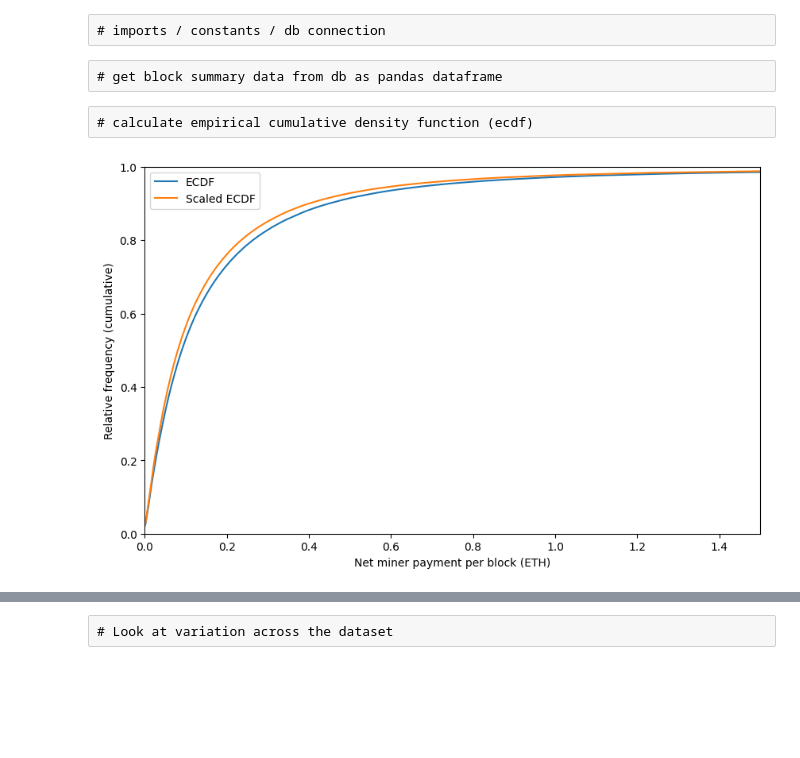
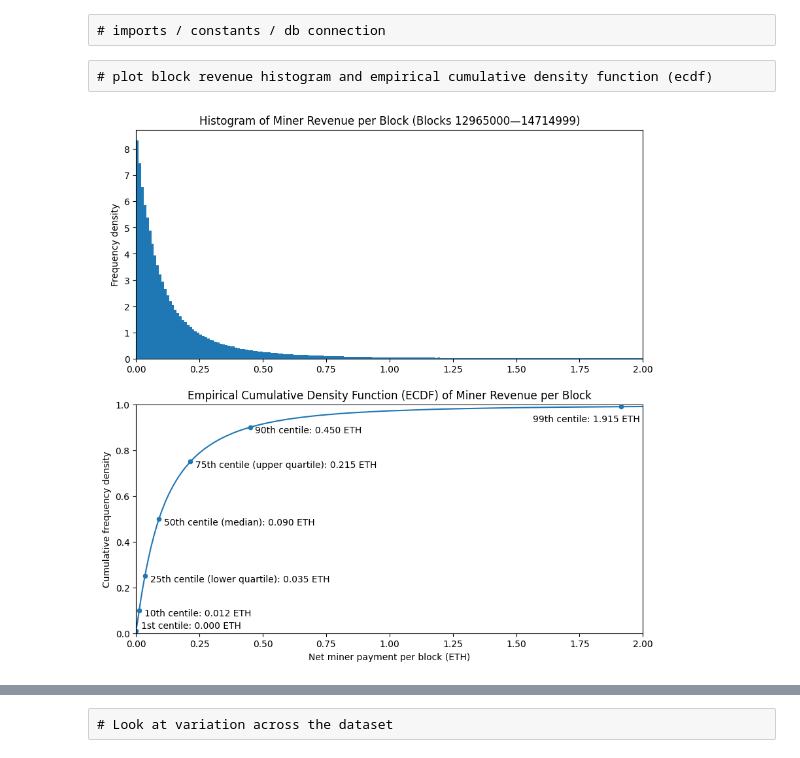
Before and after one commit to pintail-xyz/post-merge-mev, a Jupyter notebook: model-post-merge-returns.ipynb, the cells around one changed output, grey strips where cells are left out. Cells and saved outputs as stored; diff of their text form; code cells hidden in the pictures; blank space fills up the shorter version.

```diff
--- a/model-post-merge-returns.ipynb
+++ b/model-post-merge-returns.ipynb
@@ -72,2 +126,0 @@ cursor = connection.cursor()
-# %% [raw]
-# get block summary data from db as pandas dataframe
@@ -107,31 +127,58 @@ scaling_factor = SECONDS_PER_SLOT / mean_interval.total_seconds()
 # %% [raw]
-# calculate empirical cumulative density function (ecdf)
+# plot block revenue histogram and empirical cumulative density function (ecdf)
 # %%
+fig, (ax1, ax2) = plt.subplots(2, figsize=(10, 10))
+
+bins = [e/100 for e in range(201)]
+df['miner_extracted'].hist(ax=ax1, bins=bins, density=True, grid=False)
+ax1.set_title('Histogram of Miner Revenue per Block (blocks 12965000—14714999)')
+ax1.set_xlim(0, 2)
+ax1.set_ylabel('Frequency density')
+
 vc = df['miner_extracted'].value_counts()
 ecdf = vc.sort_index().cumsum()*1./len(df)
 
-fig, ax = plt.subplots(figsize=(10, 6))
-ecdf.plot(ax=ax, label='ECDF')
-index = [v * scaling_factor for v in ecdf.index.values]
-scaled_ecdf = ecdf.copy().set_axis(index)
-scaled_ecdf.plot(ax=ax, label='Scaled ECDF')
+ecdf.plot(ax=ax2, label='ECDF')
+#index = [v * scaling_factor for v in ecdf.index.values]
+#scaled_ecdf = ecdf.copy().set_axis(index)
 
-ax.set_xlim(0,1.5)
-ax.set_xlabel('Net miner payment per block (ETH)')
-ax.set_ylim(0,1)
-ax.set_ylabel('Relative frequency (cumulative)')
-ax.legend()
+quantiles = [.01, .1, .25, .5, .75, .9, .99, .999]
+
+table = pd.DataFrame({
+    'quantile': quantiles,
+    'centile': [100 * q for q in quantiles],
+    'revenue': [ecdf[ecdf.ge(q)].index[0] for q in quantiles],
+})
+table.set_index('quantile', inplace=True, drop=False)
+table.plot('revenue', 'quantile', kind='scatter', ax=ax2)
+
+ax2.set_title(
+    'Empirical Cumulative Density Function (ECDF) of Miner Revenue per Block'
+)
+ax2.set_xlim(0,2)
+ax2.set_xlabel('Net miner payment per block (ETH)')
+ax2.set_ylim(0,1)
+ax2.set_ylabel('Cumulative frequency density')
+
+c1 = table['revenue'].loc[0.01]
+ax2.annotate(f'1st centile: {c1:.3f} ETH', (c1 + 0.02, 0.02))
+d1 = table['revenue'].loc[0.1]
+ax2.annotate(f'10th centile: {d1:.3f} ETH', (d1 + 0.02, 0.075))
+lq = table['revenue'].loc[0.25]
+ax2.annotate(f'25th centile (lower quartile): {lq:.3f} ETH', (lq + 0.02, 0.225))
+med = table['revenue'].loc[0.5]
+ax2.annotate(f'50th centile (median): {med:.3f} ETH', (med + 0.02, 0.475))
+uq = table['revenue'].loc[0.75]
+ax2.annotate(f'75th centile (upper quartile): {uq:.3f} ETH', (uq + 0.02, 0.725))
+d9 = table['revenue'].loc[0.9]
+ax2.annotate(f'90th centile: {d9:.3f} ETH', (d9 + 0.02, 0.875))
+c99 = table['revenue'].loc[0.99]
+ax2.annotate(f'99th centile: {c99:.3f} ETH', (c99 - 0.35, 0.925))
+
 plt.show()
 
-quantiles = [0.1, 0.25, 0.5, 0.75, 0.9, 0.99, 0.999]
-
-table = pd.DataFrame({
-    'quantile': [100 * q for q in quantiles],
-    'revenue (ETH)': [ecdf[ecdf.ge(q)].index[0] for q in quantiles],
-    'scaled revenue (ETH)': [
-        scaled_ecdf[scaled_ecdf.ge(q)].index[0] for q in quantiles
-    ]
-})
-table.style.hide().format({'quantile': '{:.1f}%'})
+table[['centile', 'revenue']].style.hide().format(
+    {'centile': '{:.1f}%', 'revenue': '{:.3f}'}
+)
 # %% [output]
-[figure, old version]
+[figure, new version]
```
Also changed, not shown: parts of 15 cells of this notebook, 2 other files.
